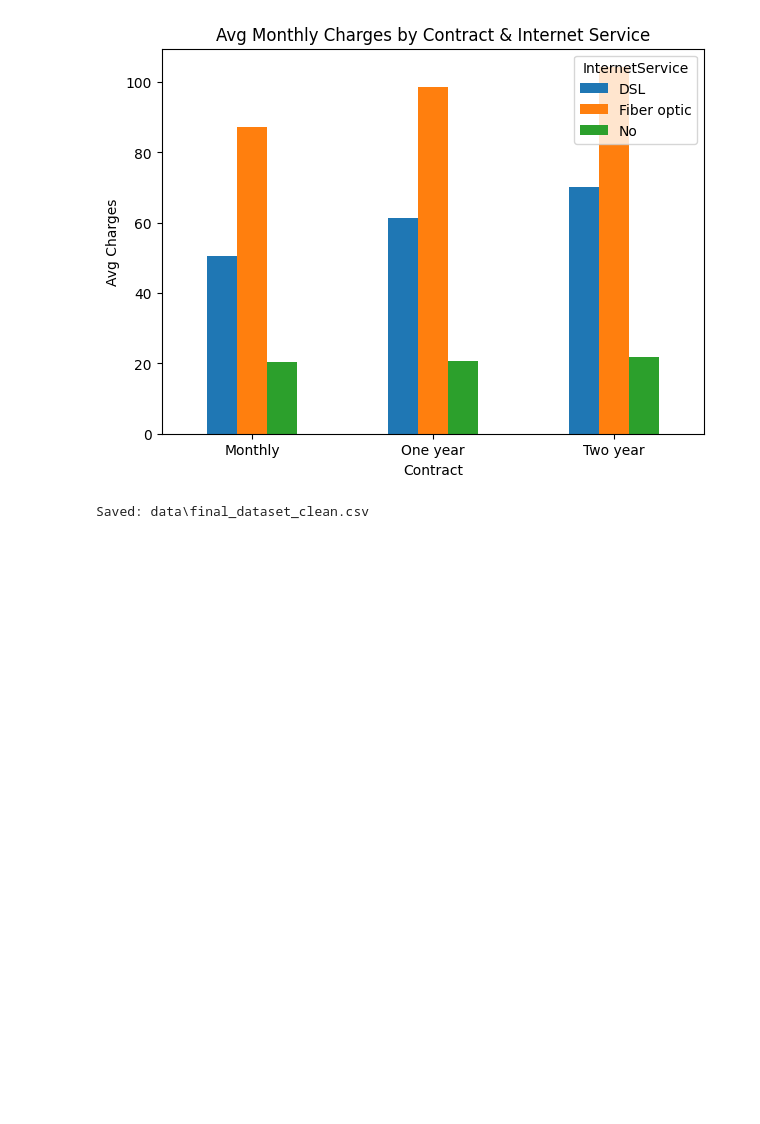
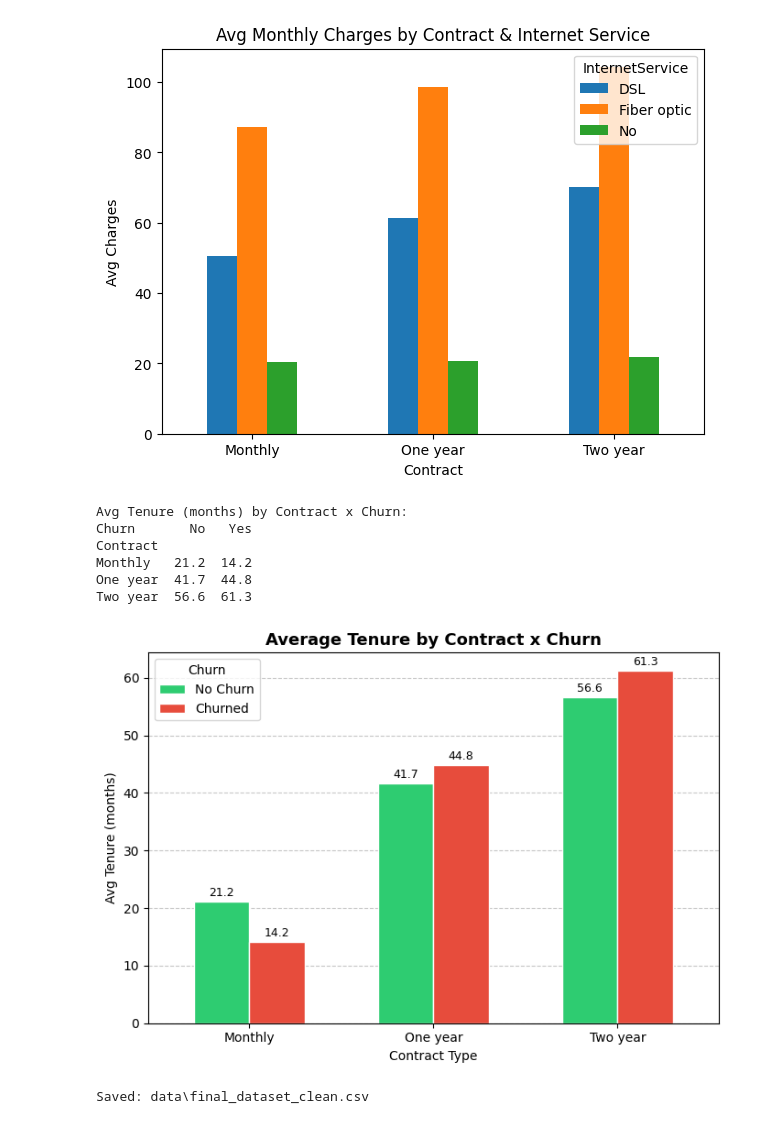
Before and after one commit to MoazIbrahem/Customer-Churn-Prediction, a Jupyter notebook: Code.ipynb, the cells around one changed output. Drawn from its saved outputs; the diff is of its cells as text; code cells hidden in the pictures; blank space fills up the shorter version.

Commit message:
add some pivot plots

```diff
--- a/Code.ipynb
+++ b/Code.ipynb
@@ -290,6 +290,40 @@ plt.xticks(rotation=0)
 plt.show()
 # %% [output]
 [figure]
+# %%
+# Average Tenure by Contract × Churn
+pivot2 = pd.pivot_table(
+    df,
+    values  = 'tenure',
+    index   = 'Contract',
+    columns = 'Churn',
+    aggfunc = 'mean'
+).round(1)
+
+print("Avg Tenure (months) by Contract x Churn:")
+print(pivot2.to_string())
+
+fig, ax = plt.subplots(figsize=(7, 5))
+pivot2.plot(kind='bar', ax=ax, color=['#2ecc71', '#e74c3c'], edgecolor='white', width=0.6)
+ax.set_title("Average Tenure by Contract x Churn", fontsize=13, fontweight='bold')
+ax.set_ylabel("Avg Tenure (months)")
+ax.set_xlabel("Contract Type")
+ax.set_xticklabels(ax.get_xticklabels(), rotation=0)
+ax.legend(title='Churn', labels=['No Churn', 'Churned'])
+ax.yaxis.grid(True, linestyle='--', alpha=0.7)
+ax.set_axisbelow(True)
+for container in ax.containers:
+    ax.bar_label(container, fmt='%.1f', fontsize=9, padding=2)
+plt.tight_layout()
+plt.show()
+# %% [output]
+Avg Tenure (months) by Contract x Churn:
+Churn       No   Yes
+Contract
+Monthly   21.2  14.2
+One year  41.7  44.8
+Two year  56.6  61.3
+[figure, added]
 # %%
 DATA_DIR = "data"
 dataset_path = os.path.join(DATA_DIR, "final_dataset_clean.csv")
```
Also changed, not shown: parts of 1 cell of this notebook.
